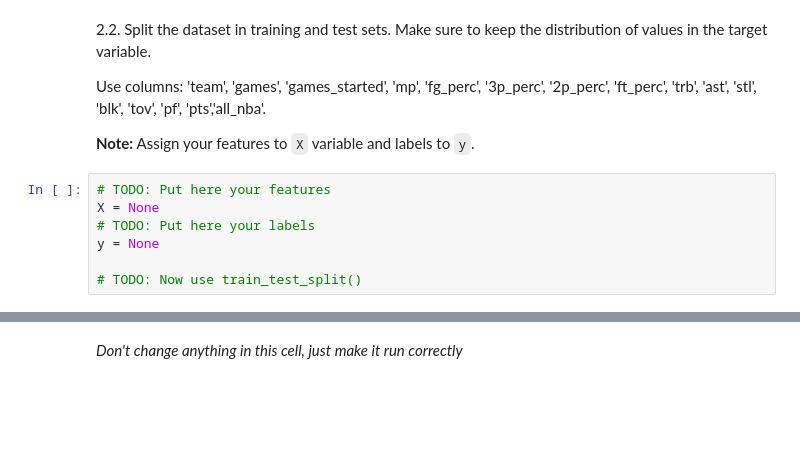
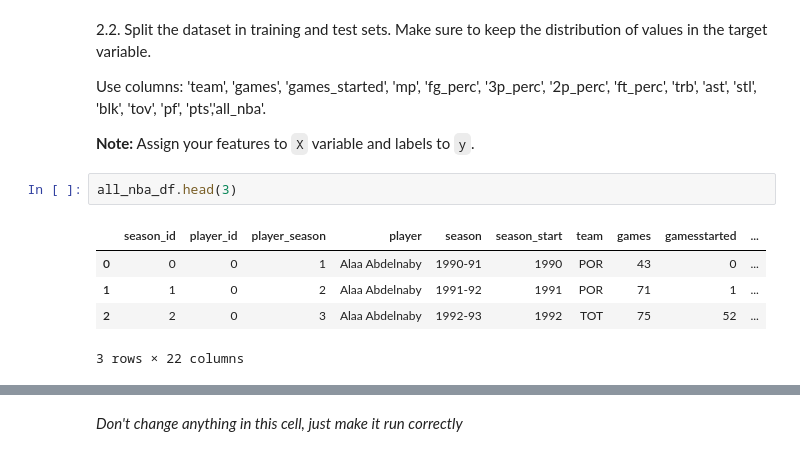
Before and after one commit to ja-818/NBA_outcomes_predictor, a Jupyter notebook: sprint_2_julian_arango.ipynb, the cells around one changed output, grey strips where cells are left out. Cells and saved outputs as stored; diff of their text form; blank space fills up the shorter version.

```diff
--- a/sprint_2_julian_arango.ipynb
+++ b/sprint_2_julian_arango.ipynb
@@ -594,10 +649,11 @@ Use columns: 'team', 'games', 'games_started', 'mp', 'fg_perc', '3p_perc',
        '2p_perc', 'ft_perc', 'trb', 'ast', 'stl', 'blk', 'tov', 'pf', 'pts','all_nba'.
 
 **Note:** Assign your features to `X` variable and labels to `y`.
-# %%
-# TODO: Put here your features
-X = None
-# TODO: Put here your labels
-y = None
-
-# TODO: Now use train_test_split()
+# %%
+all_nba_df.head(3)
+# %% [output]
+|  | season_id | player_id | player_season | player | season | season_start | team | games | gamesstarted | ... |
+| 0 | 0 | 0 | 1 | Alaa Abdelnaby | 1990-91 | 1990 | POR | 43 | 0 | ... |
+| 1 | 1 | 0 | 2 | Alaa Abdelnaby | 1991-92 | 1991 | POR | 71 | 1 | ... |
+| 2 | 2 | 0 | 3 | Alaa Abdelnaby | 1992-93 | 1992 | TOT | 75 | 52 | ... |
+3 rows × 22 columns
```
Also changed, not shown: parts of 45 cells of this notebook.
